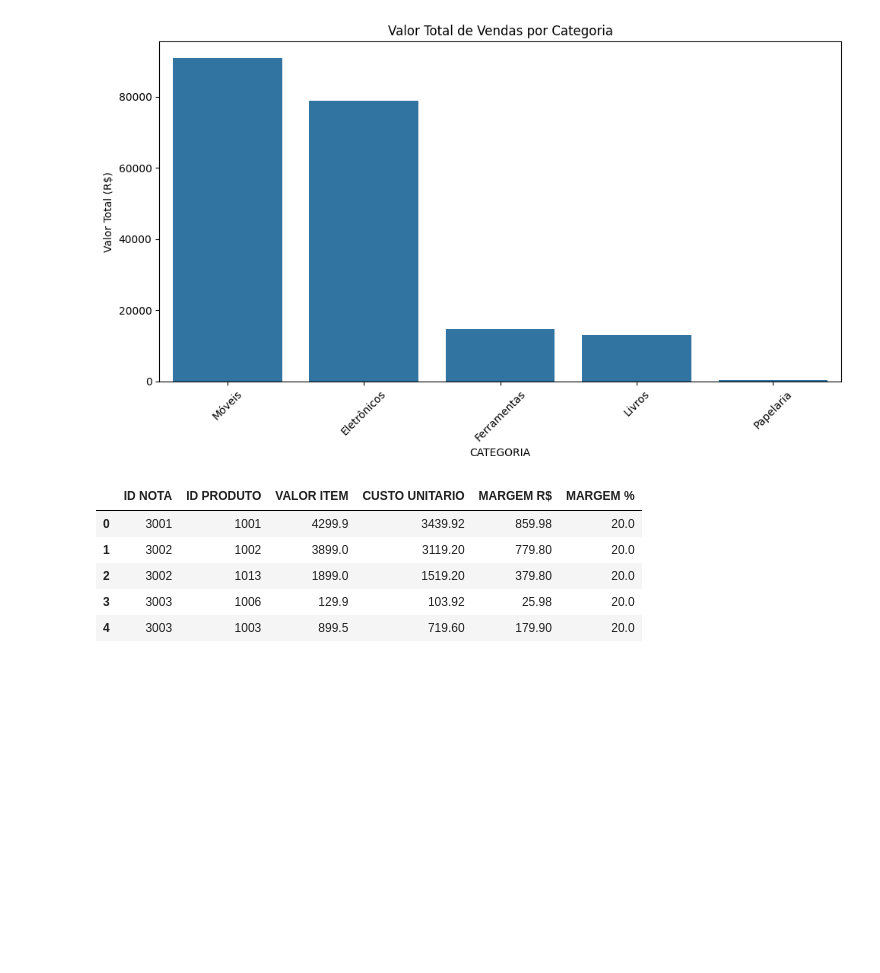
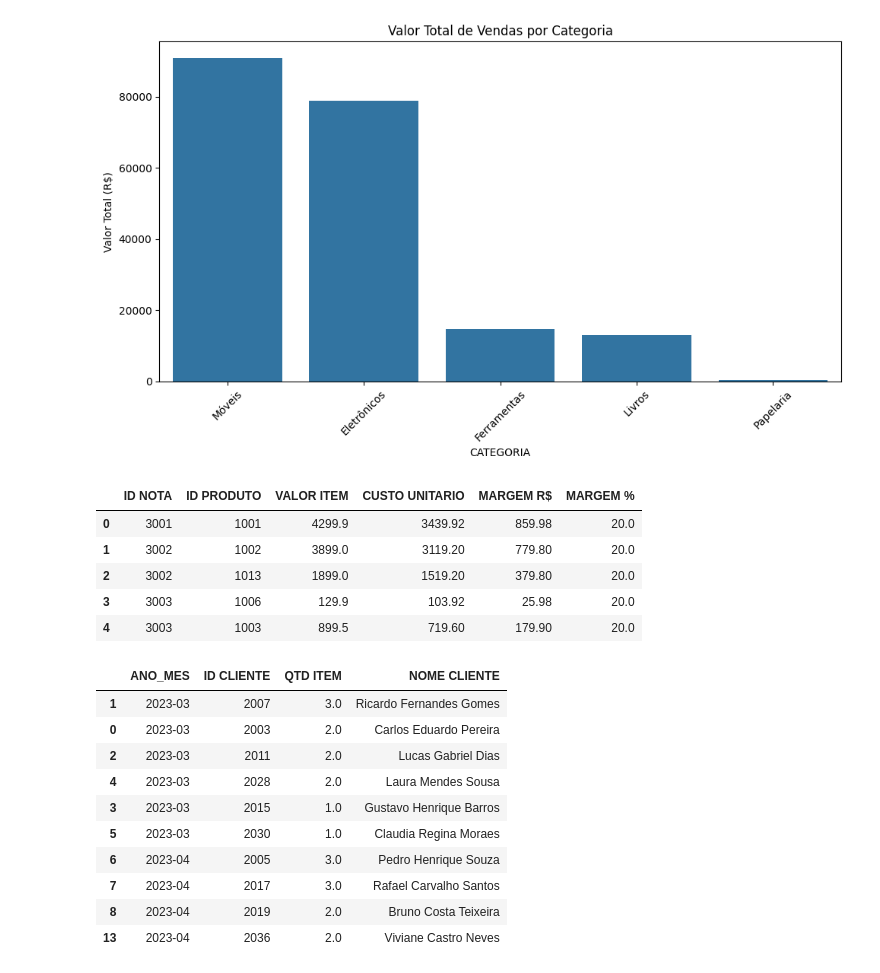
Before and after one commit to douglasmnegri/infomaz-case, a Jupyter notebook: notebook/infomaz_analysis.ipynb, the cells around one changed output. Cells and saved outputs as stored; diff of their text form; code cells hidden in the pictures; blank space fills up the shorter version.

Commit message:
feat: add analysis for items bought monthly by each client

```diff
--- a/notebook/infomaz_analysis.ipynb
+++ b/notebook/infomaz_analysis.ipynb
@@ -72,3 +66,28 @@ df_vendas_completo[[
 | 2 | 3002 | 1013 | 1899.0 | 1519.20 | 379.80 | 20.0 |
 | 3 | 3003 | 1006 | 129.9 | 103.92 | 25.98 | 20.0 |
 | 4 | 3003 | 1003 | 899.5 | 719.60 | 179.90 | 20.0 |
+# %%
+import pandas as pd
+
+df_vendas['DATA NOTA'] = pd.to_datetime(df_vendas['DATA NOTA'], dayfirst=False)
+df_vendas['ANO_MES'] = df_vendas['DATA NOTA'].dt.to_period('M').astype(str)  # Ex: "2023-03"
+
+ranking = df_vendas.groupby(['ANO_MES', 'ID CLIENTE'])['QTD ITEM'].sum().reset_index()
+
+ranking = ranking.merge(df_clientes[['ID CLIENTE', 'NOME CLIENTE']], on='ID CLIENTE', how='left')
+
+ranking = ranking.sort_values(['ANO_MES', 'QTD ITEM'], ascending=[True, False])
+
+ranking.head(10)
+# %% [output]
+|  | ANO_MES | ID CLIENTE | QTD ITEM | NOME CLIENTE |
+| 1 | 2023-03 | 2007 | 3.0 | Ricardo Fernandes Gomes |
+| 0 | 2023-03 | 2003 | 2.0 | Carlos Eduardo Pereira |
+| 2 | 2023-03 | 2011 | 2.0 | Lucas Gabriel Dias |
+| 4 | 2023-03 | 2028 | 2.0 | Laura Mendes Sousa |
+| 3 | 2023-03 | 2015 | 1.0 | Gustavo Henrique Barros |
+| 5 | 2023-03 | 2030 | 1.0 | Claudia Regina Moraes |
+| 6 | 2023-04 | 2005 | 3.0 | Pedro Henrique Souza |
+| 7 | 2023-04 | 2017 | 3.0 | Rafael Carvalho Santos |
+| 8 | 2023-04 | 2019 | 2.0 | Bruno Costa Teixeira |
+| 13 | 2023-04 | 2036 | 2.0 | Viviane Castro Neves |
```
Also changed, not shown: parts of 2 cells of this notebook, 2 other files.
